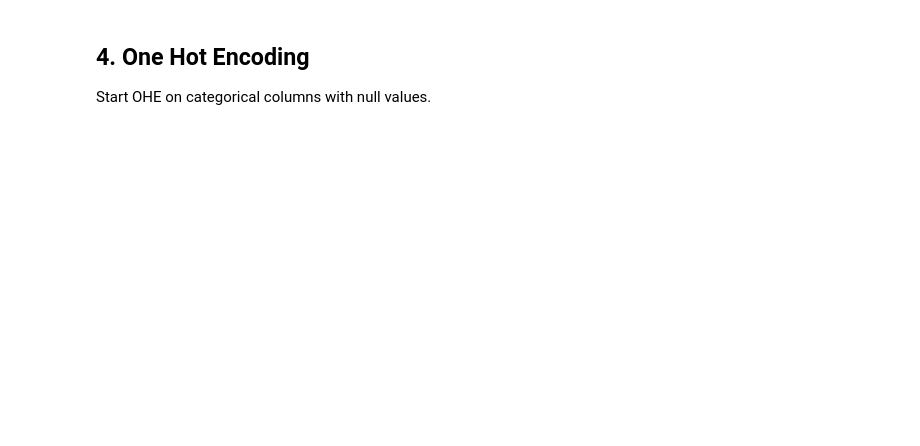
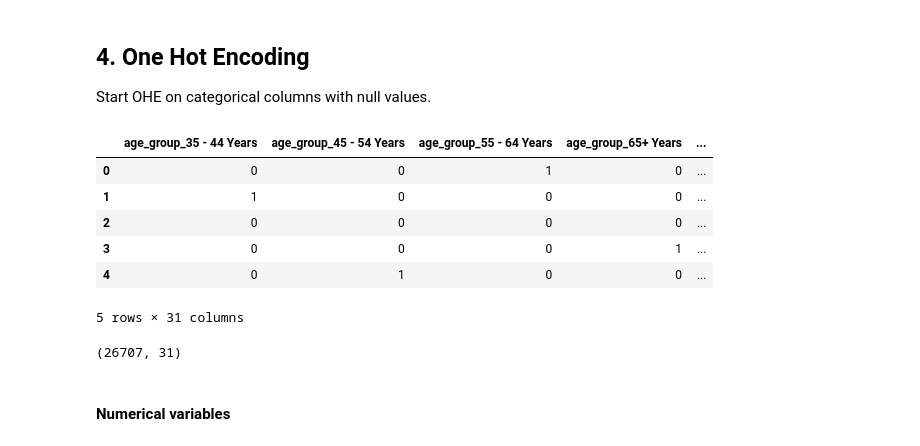
Before and after one commit to AwuorJ/Machine_Learning_Analysis_of_Gaps_in_Africas_Global_Health_Crisis_Response, a Jupyter notebook: workbook.ipynb, the cells around one changed output. Cells and saved outputs as stored; diff of their text form; code cells hidden in the pictures; blank space fills up the shorter version.

Commit message:
OHE categorical variables

```diff
--- a/workbook.ipynb
+++ b/workbook.ipynb
@@ -113,5 +114,5 @@ Drop the following columns
 # %%
-training_set_df = training_set_df.drop(columns=['employment_industry', 'employment_occupation'])
+training_set_df = training_set_df.drop(columns=['employment_industry', 'employment_occupation', 'rent_or_own'])
 
 categorical = [var for var in training_set_df.columns if training_set_df[var].dtype == 'O']
 
@@ -139,3 +153,25 @@ dtype: int64
 ## 4. One Hot Encoding
 
 Start OHE on categorical columns with null values.
+# %%
+# OHE for all categorical columns, add additional columns for missing data
+training_set_categorical = pd.get_dummies(training_set_df[categorical], drop_first= True, dummy_na= True, dtype= int)
+
+# Drop columns where nans=0
+training_set_categorical = training_set_categorical.loc[:, (training_set_categorical != 0).any(axis=0)]
+
+training_set_categorical.head()
+# %% [output]
+|  | age_group_35 - 44 Years | age_group_45 - 54 Years | age_group_55 - 64 Years | age_group_65+ Years | ... |
+| 0 | 0 | 0 | 1 | 0 | ... |
+| 1 | 1 | 0 | 0 | 0 | ... |
+| 2 | 0 | 0 | 0 | 0 | ... |
+| 3 | 0 | 0 | 0 | 1 | ... |
+| 4 | 0 | 1 | 0 | 0 | ... |
+5 rows × 31 columns
+# %%
+training_set_categorical.shape
+# %% [output]
+(26707, 31)
+# %% [markdown]
+#### Numerical variables
```
Also changed, not shown: parts of 6 cells of this notebook.
